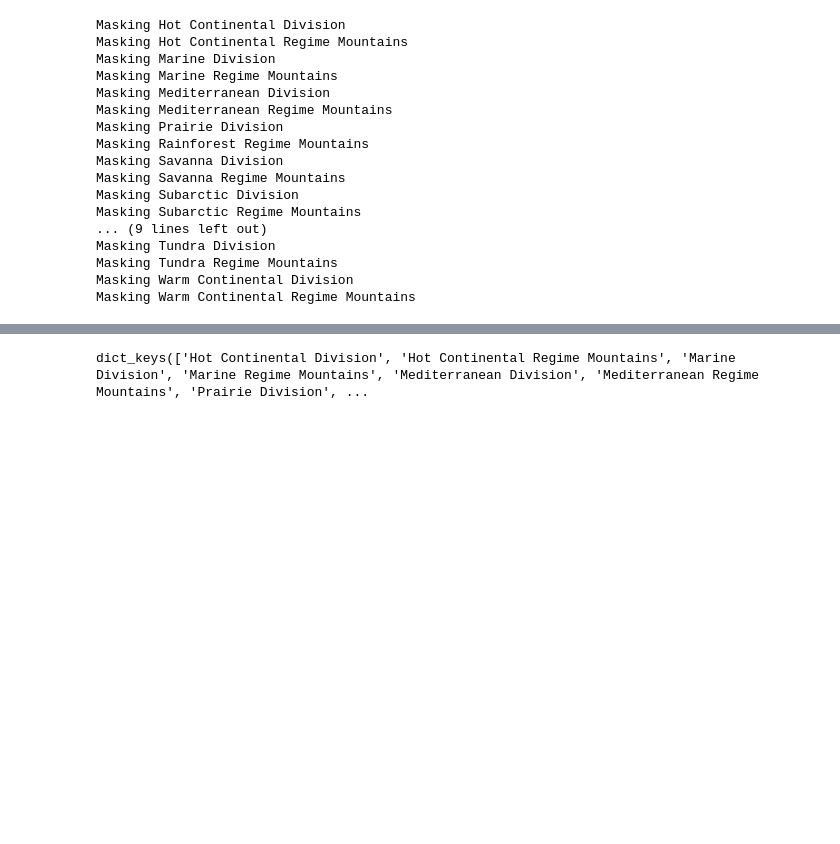
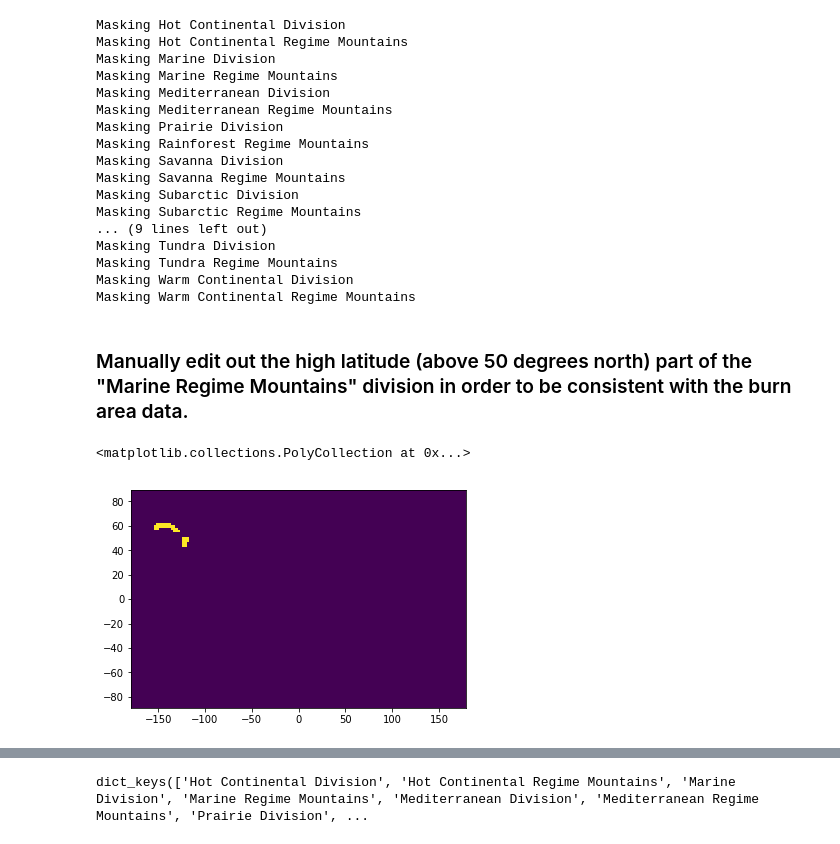
Before and after one commit to stevenjoelbrey/metSpread, a Jupyter notebook: Python/create_ecoregion_overlap_masks.ipynb, the cells around one changed output, grey strips where cells are left out. Drawn from its saved outputs; the diff is of its cells as text; code cells hidden in the pictures; blank space fills up the shorter version.

Commit message:
adjusted to mask out high latitudes where not desired.

```diff
--- a/Python/create_ecoregion_overlap_masks.ipynb
+++ b/Python/create_ecoregion_overlap_masks.ipynb
@@ -294,3 +302,11 @@ Masking Tundra Division
 Masking Tundra Regime Mountains
 Masking Warm Continental Division
 Masking Warm Continental Regime Mountains
+# %% [markdown]
+### Manually edit out the high latitude (above 50 degrees north) part of the "Marine Regime Mountains" division in order to be consistent with the burn area data.
+# %%
+X, Y = np.meshgrid(lon, lat)
+plt.pcolor(X,Y,division_dictionary['Marine Regime Mountains'])
+# %% [output]
+<matplotlib.collections.PolyCollection at 0x...>
+[figure, added]
```
Also changed, not shown: parts of 21 cells of this notebook.
